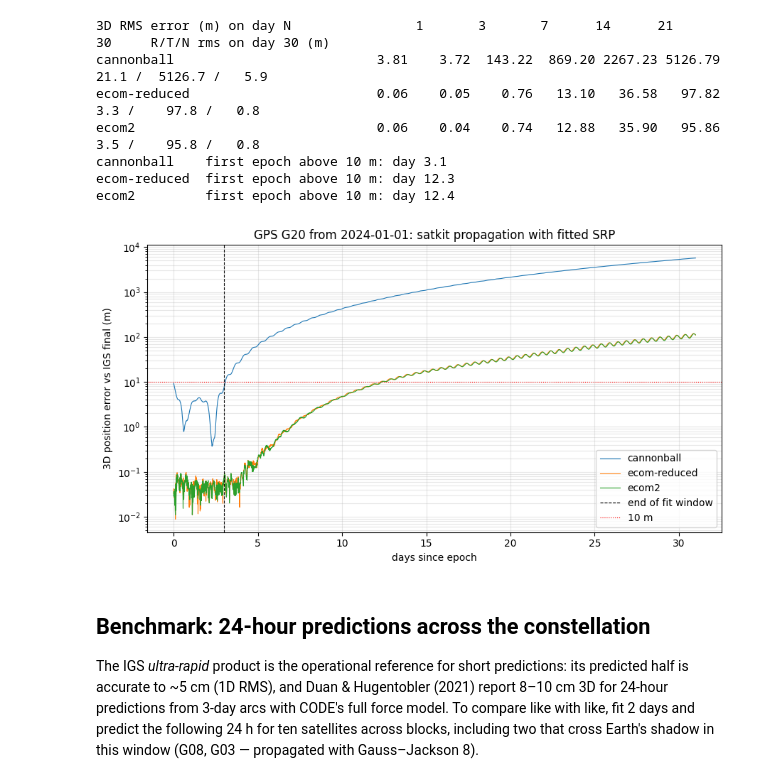
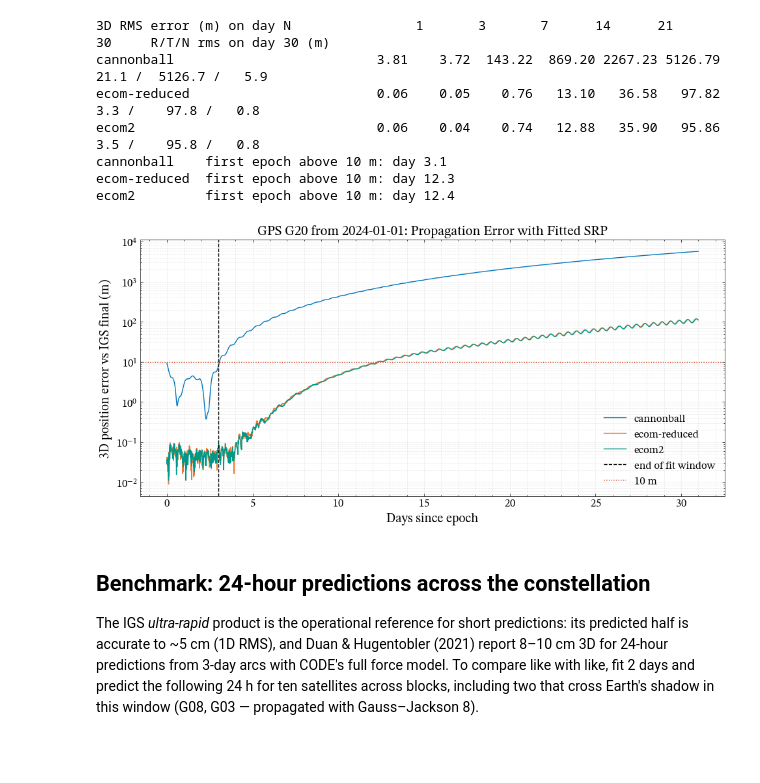
Before and after one commit to ssmichael1/satkit, a Jupyter notebook: docs/tutorials/ECOM Solar Radiation Pressure.ipynb, the cells around one changed output. Drawn from its saved outputs; the diff is of its cells as text; code cells hidden in the pictures; blank space fills up the shorter version.

Commit message:
ECOM tutorial: use the shared satkit plot style
plt.style.use(["science", "no-latex", "../satkit.mplstyle"]) like every
other tutorial (STIX serif, satkit colour cycle, dashed grid), conventional
figure setup and title case; re-executed with stored outputs.

Co-Authored-By: Claude Fable 5 <noreply@anthropic.com>
Claude-Session: https://claude.ai/code/session_017fhrVLbjyHhmuGzU4ohEXE

```diff
--- a/docs/tutorials/ECOM Solar Radiation Pressure.ipynb
+++ b/docs/tutorials/ECOM Solar Radiation Pressure.ipynb
@@ -25,10 +25,13 @@ from pathlib import Path
 import matplotlib.pyplot as plt
 import numpy as np
 import requests
+import scienceplots  # noqa: F401  (registers the "science" style)
 from scipy.optimize import least_squares
 from scipy.optimize._numdiff import approx_derivative
 
 import satkit as sk
+
+plt.style.use(["science", "no-latex", "../satkit.mplstyle"])
 
 PRN = 20                      # GPS satellite (PRN G20)
 START = dt.date(2024, 1, 1)   # first day of the window
@@ -233,21 +236,20 @@ cannonball    first epoch above 10 m: day 3.1
 ecom-reduced  first epoch above 10 m: day 12.3
 ecom2         first epoch above 10 m: day 12.4
 # %%
-fig, ax = plt.subplots(figsize=(9, 5))
+fig, ax = plt.subplots(figsize=(10, 5))
 for name, (err, _) in results.items():
-    ax.plot(tdays, err, lw=0.8, label=name)
-ax.axvline(FIT_DAYS, color="k", ls="--", lw=0.8, label="end of fit window")
-ax.axhline(10, color="r", ls=":", lw=0.8, label="10 m")
-ax.set_yscale("log")
-ax.set_xlabel("days since epoch")
+    ax.semilogy(tdays, err, linewidth=1, label=name)
+ax.axvline(FIT_DAYS, color="k", linestyle="--", linewidth=1, label="end of fit window")
+ax.axhline(10, color="#CC3311", linestyle=":", linewidth=1, label="10 m")
+ax.set_xlabel("Days since epoch")
 ax.set_ylabel("3D position error vs IGS final (m)")
-ax.set_title(f"GPS G{PRN:02d} from {START}: satkit propagation with fitted SRP")
+ax.set_title(f"GPS G{PRN:02d} from {START}: Propagation Error with Fitted SRP")
 ax.grid(True, which="both", alpha=0.3)
-ax.legend()
-fig.tight_layout()
+ax.legend(loc="lower right")
+plt.tight_layout()
 plt.show()
 # %% [output]
-[figure, old version]
+[figure, new version]
 # %% [markdown]
 ## Benchmark: 24-hour predictions across the constellation
 
```
